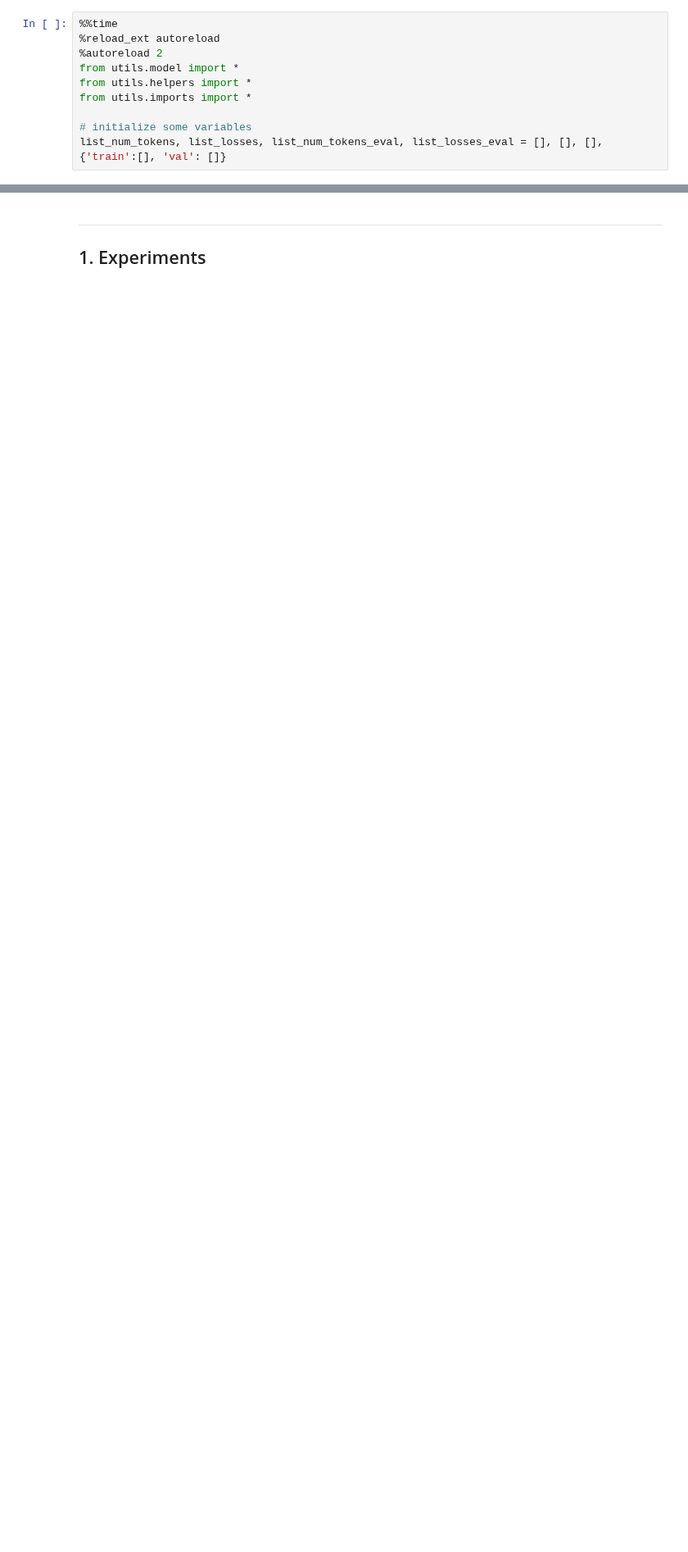
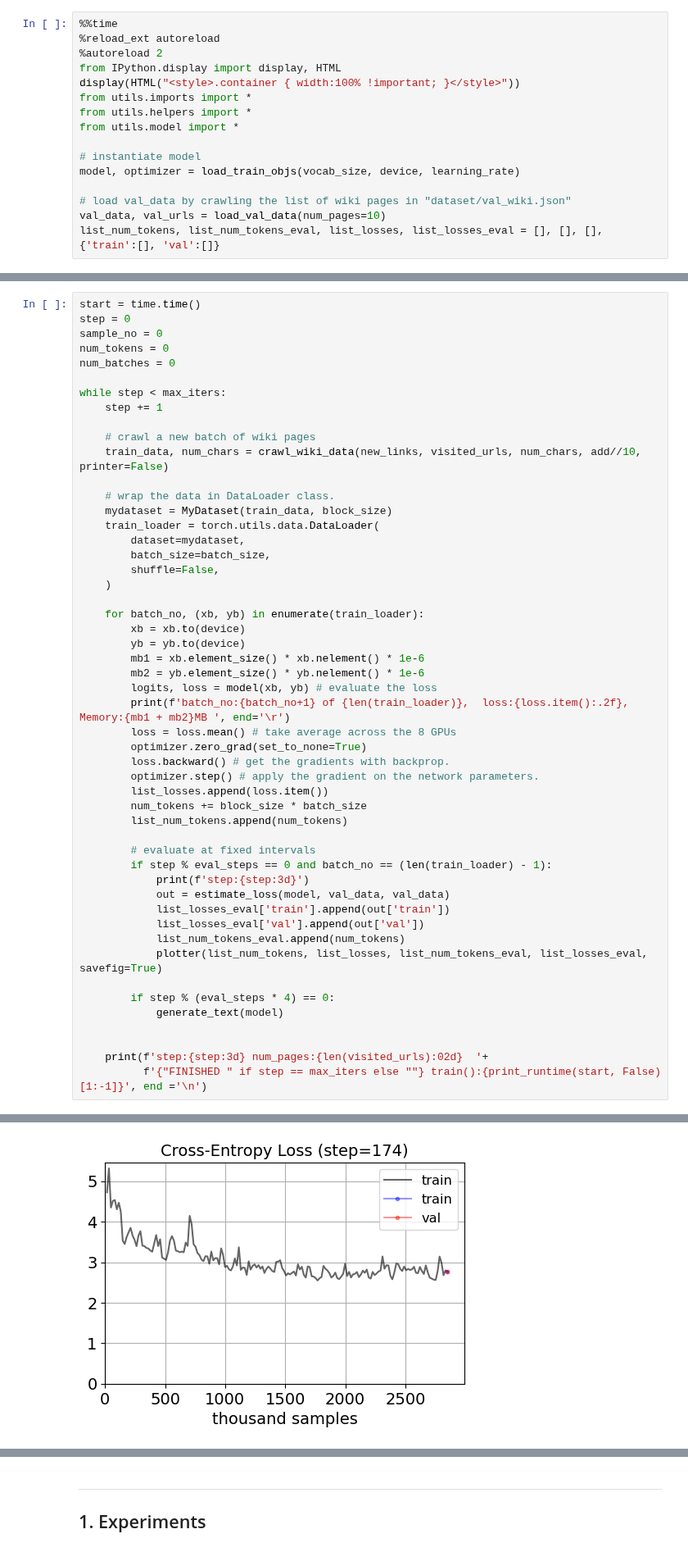
Before and after one commit to ozkansafak/decoder-llm, a Jupyter notebook: main.ipynb, the cells around one changed output, grey strips where cells are left out. Shown at 82% size. Saved outputs shown, nothing was run; the diff lists cells and outputs as text; blank space fills up the shorter version.

Commit message:
cosmetic changes. single-gpu training from the notebook or bash works well

```diff
--- a/main.ipynb
+++ b/main.ipynb
@@ -2,10 +2,16 @@
 %%time
 %reload_ext autoreload
 %autoreload 2
+from IPython.display import display, HTML
+display(HTML("<style>.container { width:100% !important; }</style>"))
+from utils.imports import *
+from utils.helpers import *
 from utils.model import *
-from utils.helpers import *
-from utils.imports import *
 
-# initialize some variables
-list_num_tokens, list_losses, list_num_tokens_eval, list_losses_eval = [], [], [], {'train':[], 'val': []}
+# instantiate model
+model, optimizer = load_train_objs(vocab_size, device, learning_rate)
+
+# load val_data by crawling the list of wiki pages in "dataset/val_wiki.json"
+val_data, val_urls = load_val_data(num_pages=10)
+list_num_tokens, list_num_tokens_eval, list_losses, list_losses_eval = [], [], [], {'train':[], 'val':[]}
 # %% [output]
@@ -31,0 +28,52 @@ Wall time: 9.41 s
+# %%
+start = time.time()
+step = 0
+sample_no = 0
+num_tokens = 0
+num_batches = 0
+
+while step < max_iters:
+    step += 1
+
+    # crawl a new batch of wiki pages
+    train_data, num_chars = crawl_wiki_data(new_links, visited_urls, num_chars, add//10, printer=False)
+
+    # wrap the data in DataLoader class.
+    mydataset = MyDataset(train_data, block_size)
+    train_loader = torch.utils.data.DataLoader(
+        dataset=mydataset,
+        batch_size=batch_size,
+        shuffle=False,
+    )
+
+    for batch_no, (xb, yb) in enumerate(train_loader):
+        xb = xb.to(device)
+        yb = yb.to(device)
+        mb1 = xb.element_size() * xb.nelement() * 1e-6
+        mb2 = yb.element_size() * yb.nelement() * 1e-6
+        logits, loss = model(xb, yb) # evaluate the loss
+        print(f'batch_no:{batch_no+1} of {len(train_loader)},  loss:{loss.item():.2f}, Memory:{mb1 + mb2}MB ', end='\r')
+        loss = loss.mean() # take average across the 8 GPUs
+        optimizer.zero_grad(set_to_none=True)
+        loss.backward() # get the gradients with backprop.
+        optimizer.step() # apply the gradient on the network parameters.
+        list_losses.append(loss.item())
+        num_tokens += block_size * batch_size
+        list_num_tokens.append(num_tokens)
+
+        # evaluate at fixed intervals
+        if step % eval_steps == 0 and batch_no == (len(train_loader) - 1):
+            print(f'step:{step:3d}')
+            out = estimate_loss(model, val_data, val_data)
+            list_losses_eval['train'].append(out['train'])
+            list_losses_eval['val'].append(out['val'])
+            list_num_tokens_eval.append(num_tokens)
+            plotter(list_num_tokens, list_losses, list_num_tokens_eval, list_losses_eval, savefig=True)
+
+        if step % (eval_steps * 4) == 0:
+            generate_text(model)
+
+
+    print(f'step:{step:3d} num_pages:{len(visited_urls):02d}  '+
+          f'{"FINISHED " if step == max_iters else ""} train():{print_runtime(start, False)[1:-1]}', end ='\n')
+# %% [output]
@@ -31,0 +97 @@ Wall time: 9.41 s
+[figure, added]
```
Also changed, not shown: parts of 17 cells of this notebook, 8 other files.
